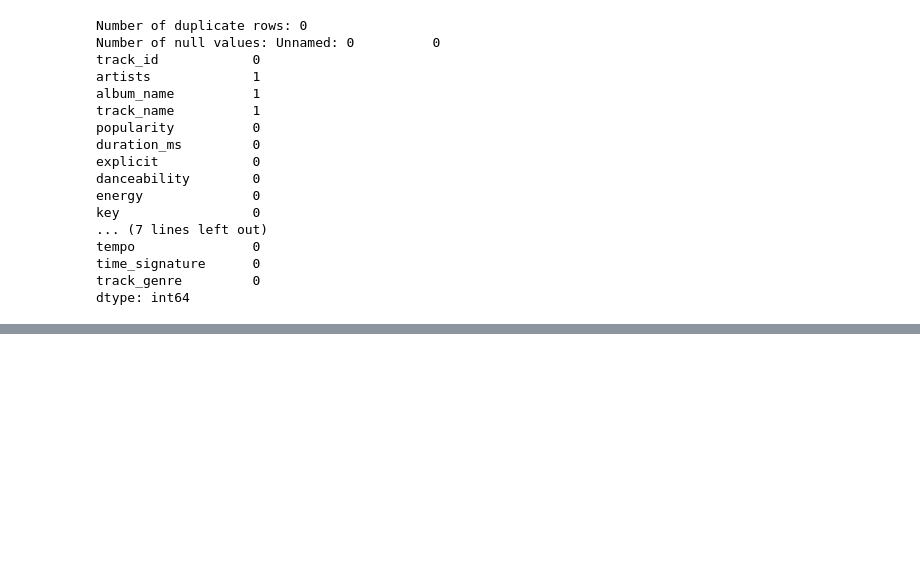
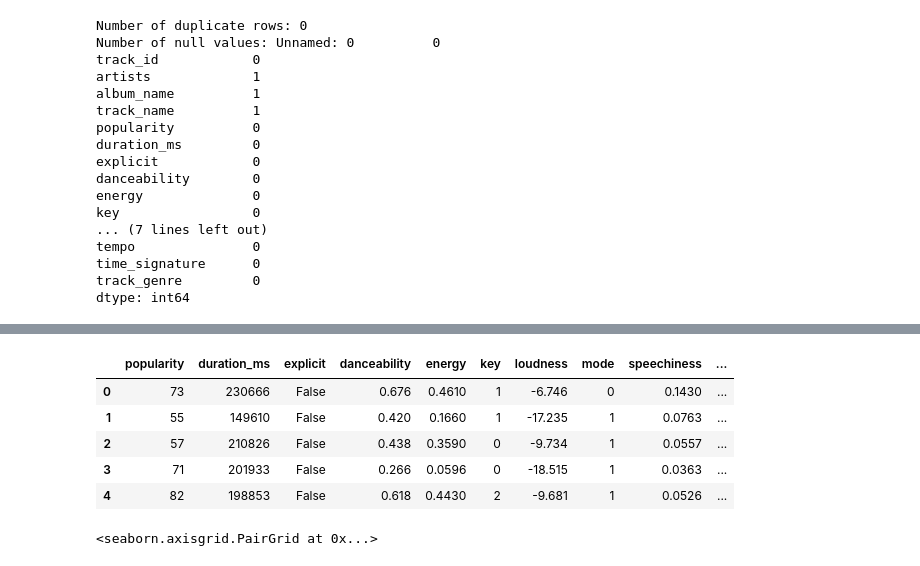
Before and after one commit to mayankprhr/spotify-track-popularity-prediction, a Jupyter notebook: pop_pred.ipynb, the cells around one changed output, grey strips where cells are left out. Cells and saved outputs as stored; diff of their text form; code cells hidden in the pictures; blank space fills up the shorter version.

```diff
--- a/pop_pred.ipynb
+++ b/pop_pred.ipynb
@@ -52,0 +102,25 @@ df.drop(columns=['Unnamed: 0','track_id', 'artists','album_name','track_name'],
+# %%
+#Turn categorical values to numeric values
+def labelEncoder(df):
+    for c in df.columns:
+        if df[c].dtype=='object':
+            df[c] = df[c].fillna('N')
+            lbl = LabelEncoder()
+            lbl.fit(list(df[c].values))
+            df[c] = lbl.transform(df[c].values)
+    return df
+# %%
+
+df=labelEncoder(df)
+df.head()
+# %% [output]
+|  | popularity | duration_ms | explicit | danceability | energy | key | loudness | mode | speechiness | ... |
+| 0 | 73 | 230666 | False | 0.676 | 0.4610 | 1 | -6.746 | 0 | 0.1430 | ... |
+| 1 | 55 | 149610 | False | 0.420 | 0.1660 | 1 | -17.235 | 1 | 0.0763 | ... |
+| 2 | 57 | 210826 | False | 0.438 | 0.3590 | 0 | -9.734 | 1 | 0.0557 | ... |
+| 3 | 71 | 201933 | False | 0.266 | 0.0596 | 0 | -18.515 | 1 | 0.0363 | ... |
+| 4 | 82 | 198853 | False | 0.618 | 0.4430 | 2 | -9.681 | 1 | 0.0526 | ... |
+# %%
+sns.pairplot(df.loc[: , (df.dtypes == 'int64') | (df.dtypes =='float64')],palette = ["#8000ff","#da8829"]);
+# %% [output]
+<seaborn.axisgrid.PairGrid at 0x...>
```
Also changed, not shown: parts of 6 cells of this notebook.
